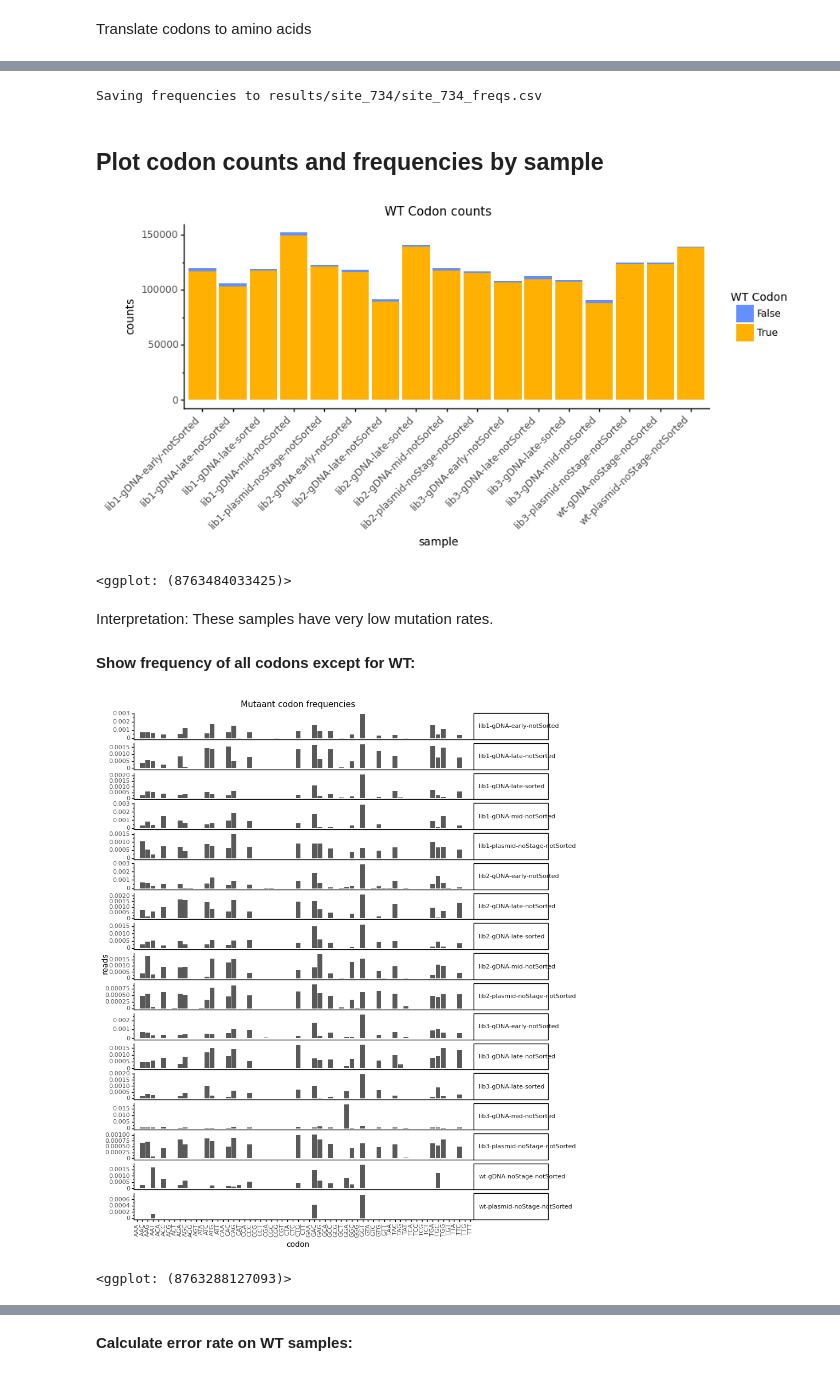
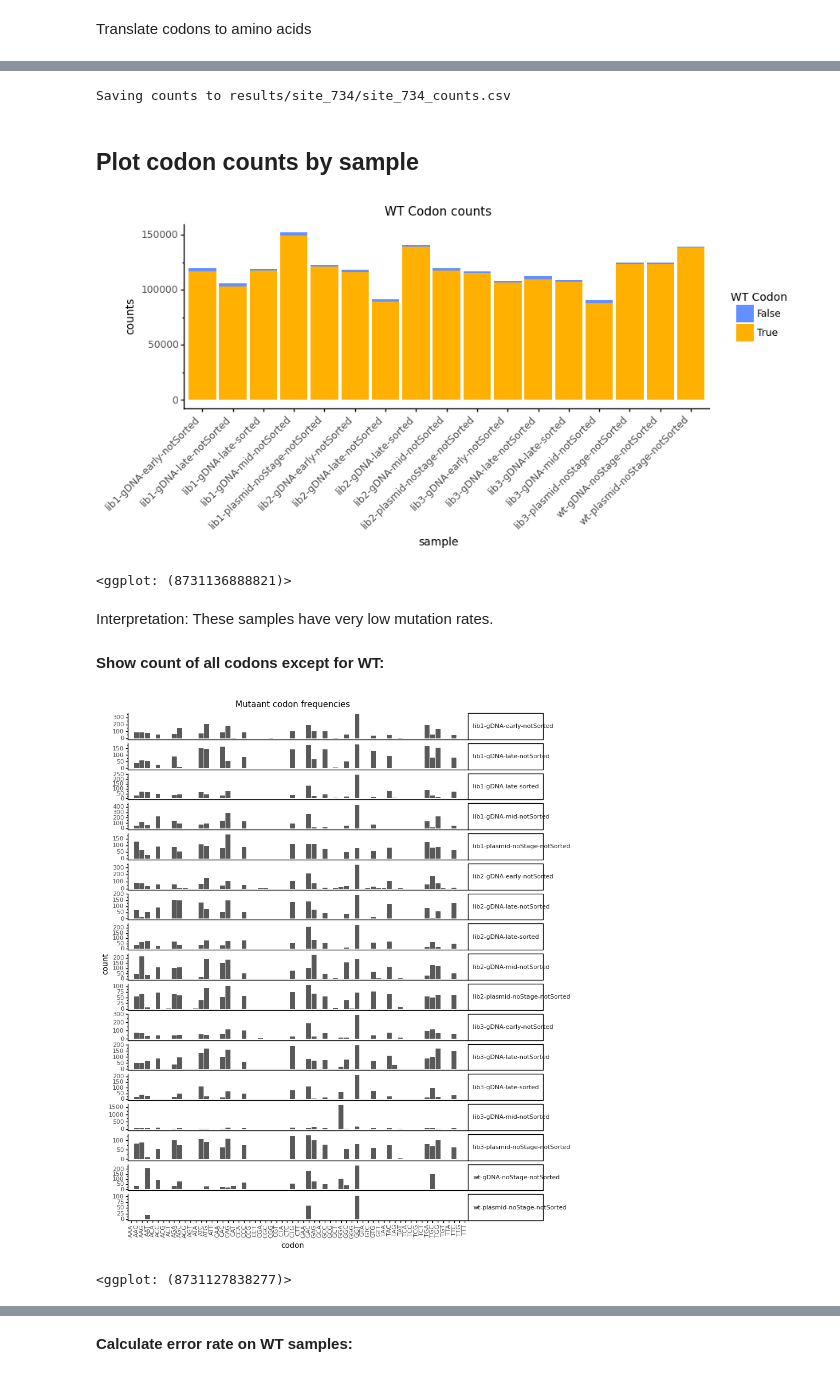
Before and after one commit to dbacsik/ns5_small_mutagenesis, a Jupyter notebook: extract_site_734_counts.py.ipynb, the cells around one changed output, grey strips where cells are left out. Drawn from its saved outputs; the diff is of its cells as text; code cells hidden in the pictures.

Commit message:
switched to counts from freqs

```diff
--- a/extract_site_734_counts.py.ipynb
+++ b/extract_site_734_counts.py.ipynb
@@ -163,22 +160,0 @@ Calculate frequency of each codon in each sample:
-# %%
-counts_per_sample = (
-    codon_counts
-    .groupby('name')
-    ['count']
-    .sum()
-    .reset_index(name='sample_total')
-)
-
-codon_counts = pd.merge(
-    left=codon_counts,
-    right=counts_per_sample,
-    on='name',
-    how='left',
-    validate='many_to_one'
-)
-
-codon_counts['frequency'] = (
-    codon_counts['count'] / codon_counts['sample_total']
-)
-
-display(codon_counts)
@@ -243,12 +205,12 @@ Export frequencies to CSV:
 # %%
-print(f'Saving frequencies to {site_734_freqs}')
+print(f'Saving counts to {site_734_counts}')
 if not os.path.exists(site_734_dir):
     os.makedirs(site_734_dir)
-codon_counts.to_csv(site_734_freqs, index=False)
+codon_counts.to_csv(site_734_counts, index=False)
 # %% [output]
-Saving frequencies to results/site_734/site_734_freqs.csv
+Saving counts to results/site_734/site_734_counts.csv
 # %% [markdown]
-## Plot codon counts and frequencies by sample
+## Plot codon counts by sample
 # %%
 wt_counts = (p9.ggplot(codon_counts) +
               p9.aes(x='name',
@@ -273,33 +235,33 @@ wt_counts = (p9.ggplot(codon_counts) +
 display(wt_counts)
 # %% [output]
 [figure]
-<ggplot: (8763484033425)>
+<ggplot: (8731136888821)>
 # %% [markdown]
 Interpretation: These samples have very low mutation rates.
 # %% [markdown]
-**Show frequency of all codons except for WT:**
+**Show count of all codons except for WT:**
 # %%
-codon_freqs_noWT_plot = (
+codon_counts_noWT_plot = (
     p9.ggplot(codon_counts
               .query('codon != wildtype')) +
     p9.aes(x='codon',
-           y='frequency') +
+           y='count') +
     p9.geom_bar(stat='identity') +
     p9.facet_grid('name~', scales='free_y') +
     p9.ggtitle('Mutaant codon frequencies') +
     p9.labs(x='codon',
-            y='reads') +
+            y='count') +
     p9.theme(figure_size=(8, 12),
              plot_title=p9.element_text(size=11),
              axis_title=p9.element_text(size=10),
              axis_text_x=p9.element_text(size=8, rotation=90),
              axis_text_y=p9.element_text(size=8),
              strip_text_y=p9.element_text(size=8,angle=0, ha='left'),
              strip_background_y=p9.element_text(width=0.22))
    )
 
-display(codon_freqs_noWT_plot)
+display(codon_counts_noWT_plot)
 # %% [output]
-[figure, old version]
+[figure, new version]
-<ggplot: (8763288127093)>
+<ggplot: (8731127838277)>
 # %% [markdown]
```
Also changed, not shown: parts of 6 cells of this notebook.
